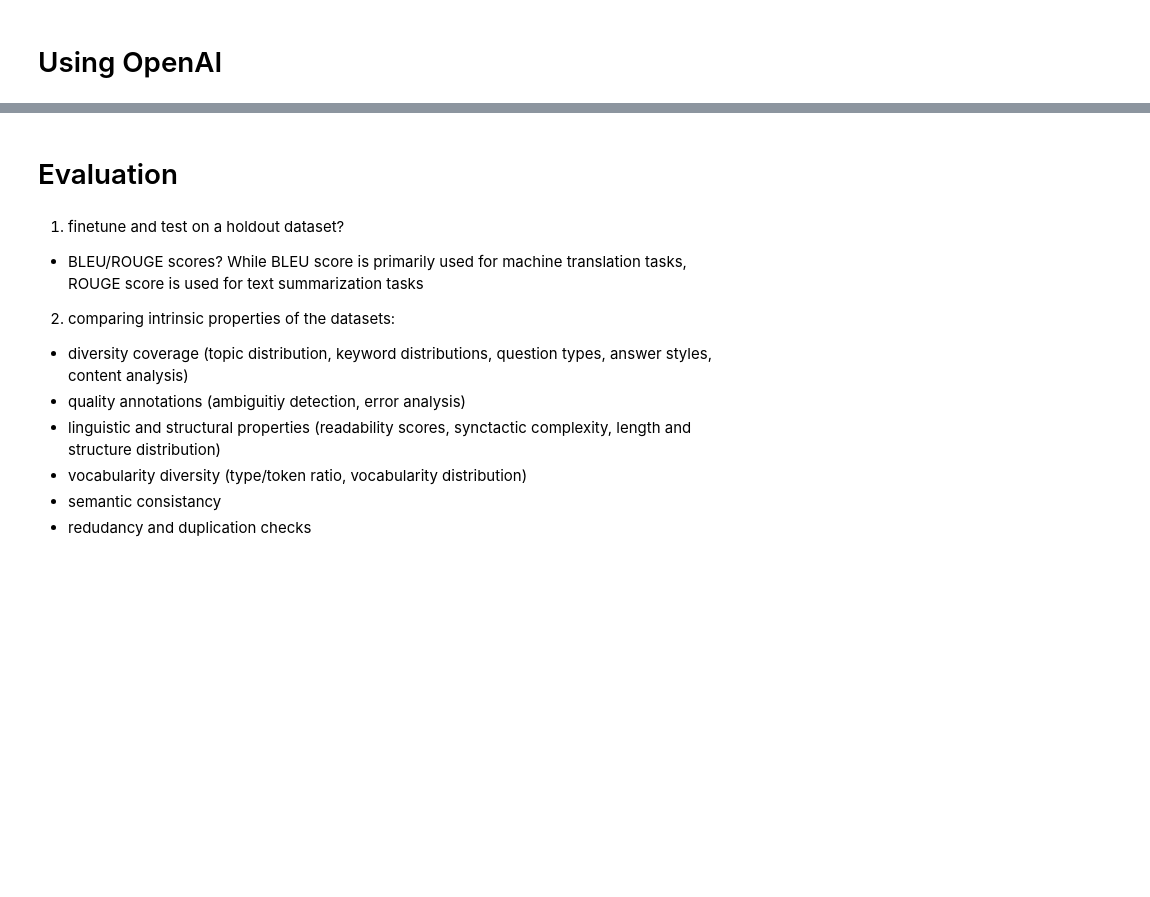
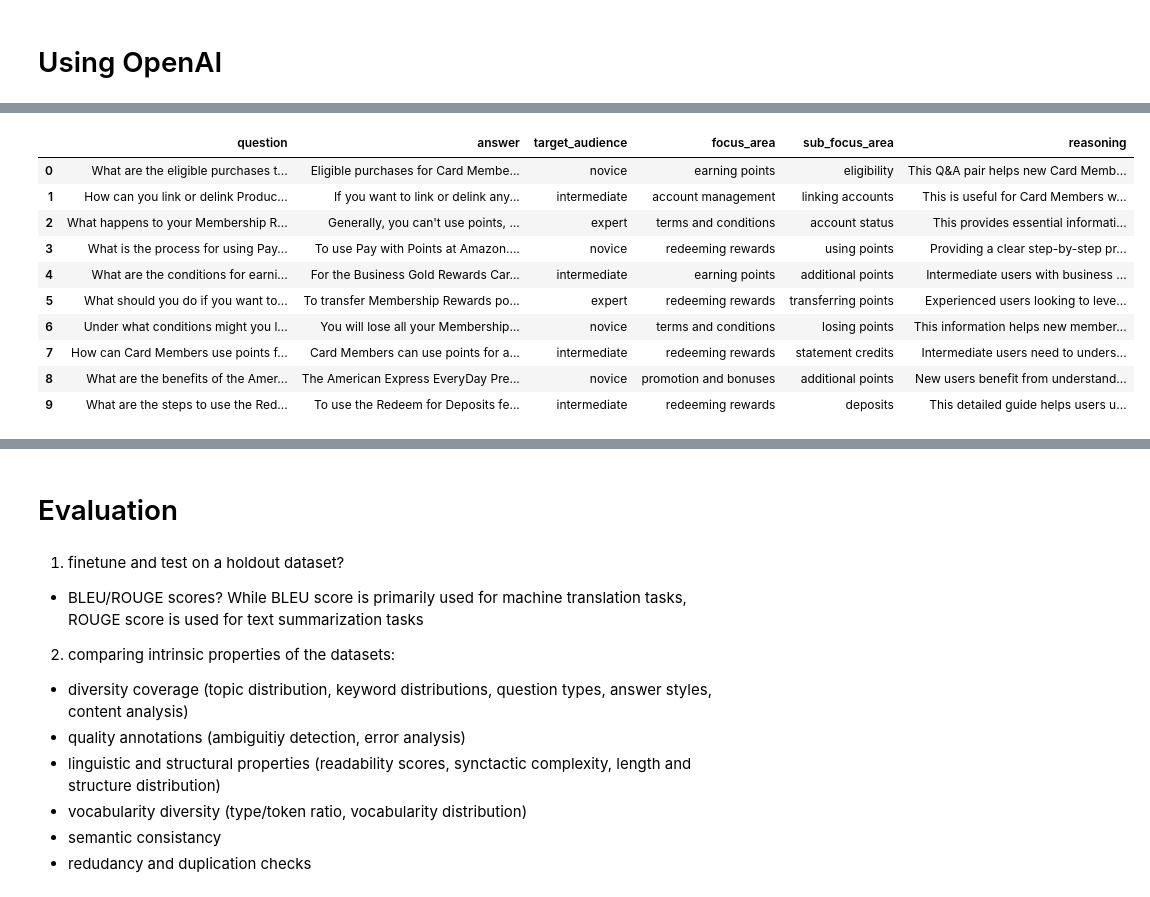
Before and after one commit to ericphamhung-gretel/demos, a Jupyter notebook: data_designer_sdk_qa_pairs.ipynb, the cells around one changed output, grey strips where cells are left out. Cells and saved outputs as stored; diff of their text form; code cells hidden in the pictures; blank space fills up the shorter version.

```diff
--- a/data_designer_sdk_qa_pairs.ipynb
+++ b/data_designer_sdk_qa_pairs.ipynb
@@ -582,3 +568,17 @@ def parse_json_to_dataframe(json_list):
 # Example usage (assuming parsed_json is defined as in your provided code):
 # parsed_json = json.loads(completion.choices[0].message.content)['qa_pairs']
 df = parse_json_to_dataframe(parsed_json)
+# %%
+df
+# %% [output]
+|  | question | answer | target_audience | focus_area | sub_focus_area | reasoning |
+| 0 | What are the eligible purchases t... | Eligible purchases for Card Membe... | novice | earning points | eligibility | This Q&A pair helps new Card Memb... |
+| 1 | How can you link or delink Produc... | If you want to link or delink any... | intermediate | account management | linking accounts | This is useful for Card Members w... |
+| 2 | What happens to your Membership R... | Generally, you can't use points, ... | expert | terms and conditions | account status | This provides essential informati... |
+| 3 | What is the process for using Pay... | To use Pay with Points at Amazon.... | novice | redeeming rewards | using points | Providing a clear step-by-step pr... |
+| 4 | What are the conditions for earni... | For the Business Gold Rewards Car... | intermediate | earning points | additional points | Intermediate users with business ... |
+| 5 | What should you do if you want to... | To transfer Membership Rewards po... | expert | redeeming rewards | transferring points | Experienced users looking to leve... |
+| 6 | Under what conditions might you l... | You will lose all your Membership... | novice | terms and conditions | losing points | This information helps new member... |
+| 7 | How can Card Members use points f... | Card Members can use points for a... | intermediate | redeeming rewards | statement credits | Intermediate users need to unders... |
+| 8 | What are the benefits of the Amer... | The American Express EveryDay Pre... | novice | promotion and bonuses | additional points | New users benefit from understand... |
+| 9 | What are the steps to use the Red... | To use the Redeem for Deposits fe... | intermediate | redeeming rewards | deposits | This detailed guide helps users u... |
```
Also changed, not shown: parts of 27 cells of this notebook.
